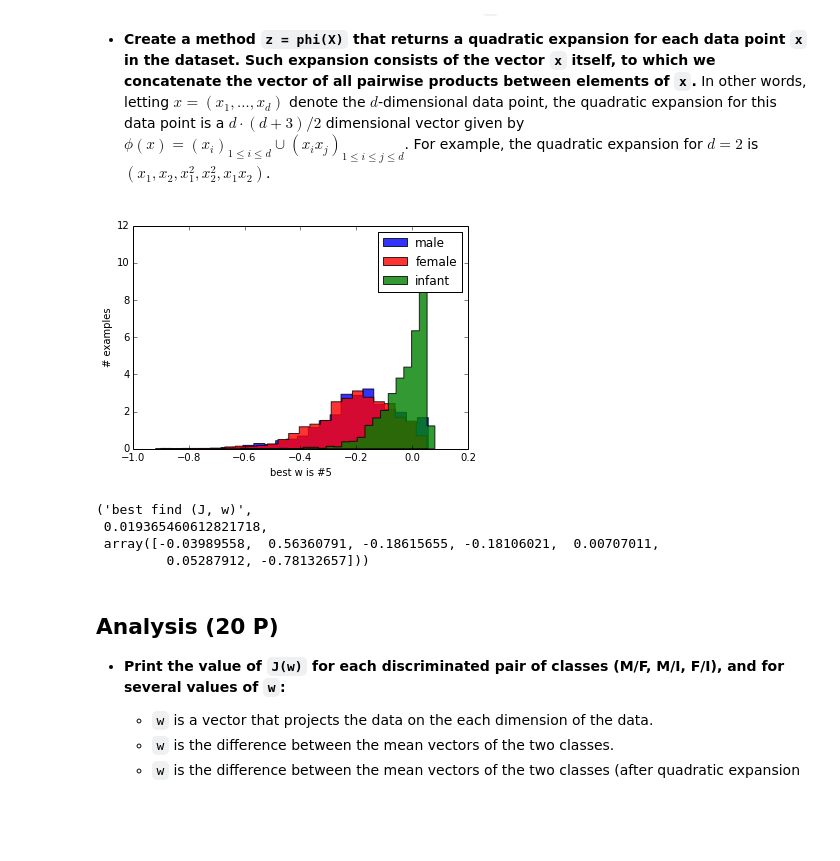
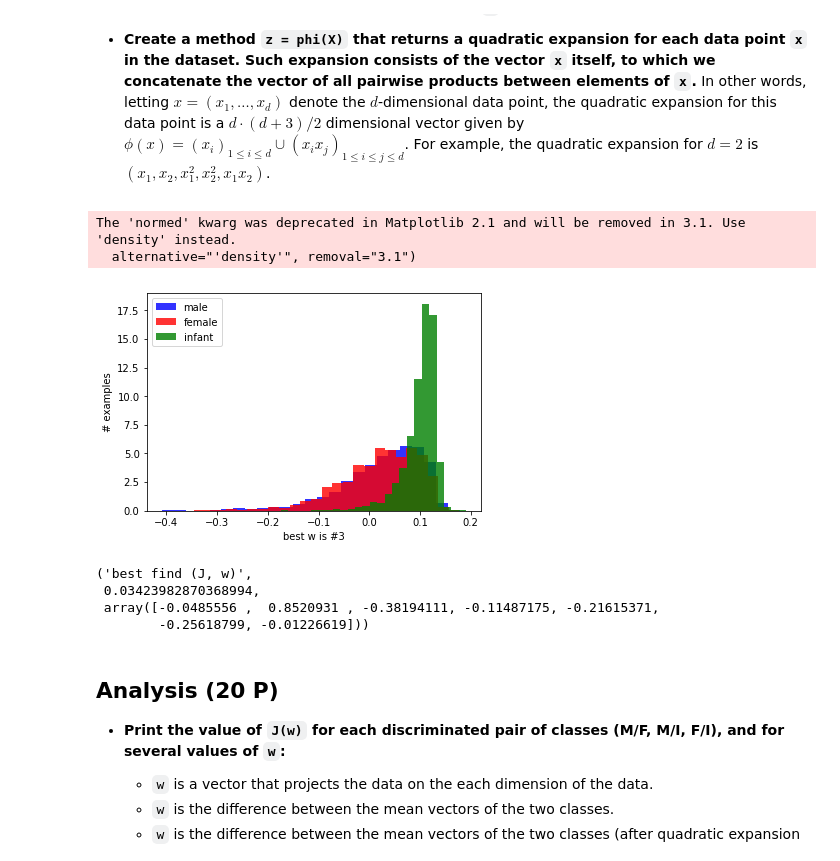
Before and after one commit to bakri92/ML1, a Jupyter notebook: exercise06/sheet06_prog_johan.ipynb, the cells around one changed output. Drawn from its saved outputs; the diff is of its cells as text; code cells hidden in the pictures; blank space fills up the shorter version.

```diff
--- a/exercise06/sheet06_prog_johan.ipynb
+++ b/exercise06/sheet06_prog_johan.ipynb
@@ -55,40 +57,41 @@ def covs(X1, X2):
     return S_B, S_W
 
 def fisher(X1, X2):
     # get covariance matricies
     S_B, S_W = covs(X1, X2)
 
     S_Bhalf = S_B**(1/2)
     lam, w = numpy.linalg.eig(S_Bhalf*numpy.linalg.inv(S_W)*S_Bhalf)
     #lam, w = numpy.linalg.eig(numpy.linalg.inv(S_W)*S_B)
     return w
 
 def J(w, X1, X2):
     # get covariance matricies
     S_B, S_W = covs(X1, X2)
     #print(w.shape, X1.shape, X2.shape)
 
     return w.T.dot(S_B.dot(w)) / w.T.dot(S_W.dot(w))
 
 def phi(X):
-    pass
-
+    return numpy.concatenate((X, numpy.outer(X, X).flatten()))
 
 
 ws = fisher(abalone.M, abalone.F)
 js = numpy.apply_along_axis(J, axis=0, arr=ws, X1=abalone.M, X2=abalone.F)
 wmax_i = js.argmax(axis=0)
 abalone.plot(ws[wmax_i],'best w is #'+str(wmax_i))
 "best find (J, w)", js[wmax_i], ws[wmax_i]
 
 #for i, w in enumerate(ws):
 #    abalone.plot(w,'w #'+str(i))
 # %% [output]
+The 'normed' kwarg was deprecated in Matplotlib 2.1 and will be removed in 3.1. Use 'density' instead.
+  alternative="'density'", removal="3.1")
-[figure, old version]
+[figure, new version]
-('best find (J, w)',
- 0.019365460612821718,
- array([-0.03989558,  0.56360791, -0.18615655, -0.18106021,  0.00707011,
-         0.05287912, -0.78132657]))
+('best find (J, w)',
+ 0.03423982870368994,
+ array([-0.0485556 ,  0.8520931 , -0.38194111, -0.11487175, -0.21615371,
+        -0.25618799, -0.01226619]))
 # %% [markdown]
 ## Analysis (20 P)
 
```
Also changed, not shown: parts of 4 cells of this notebook.
